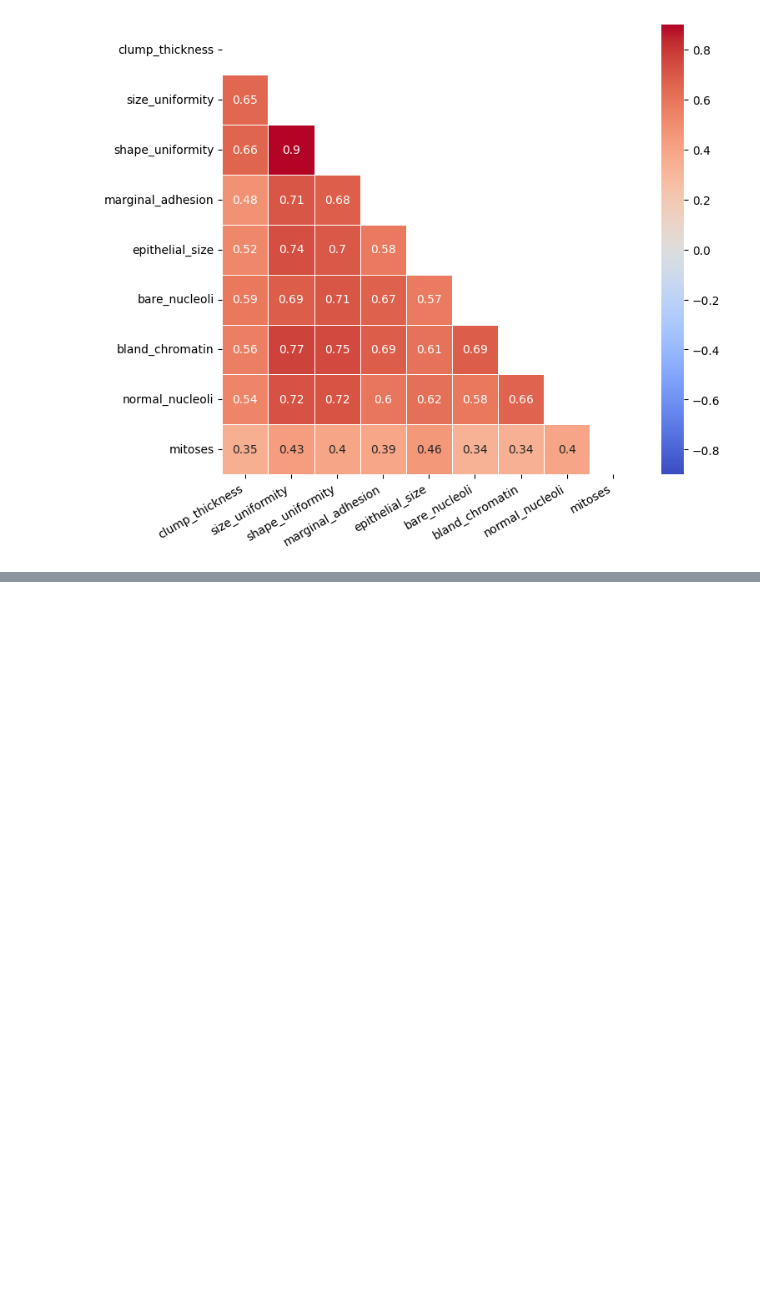
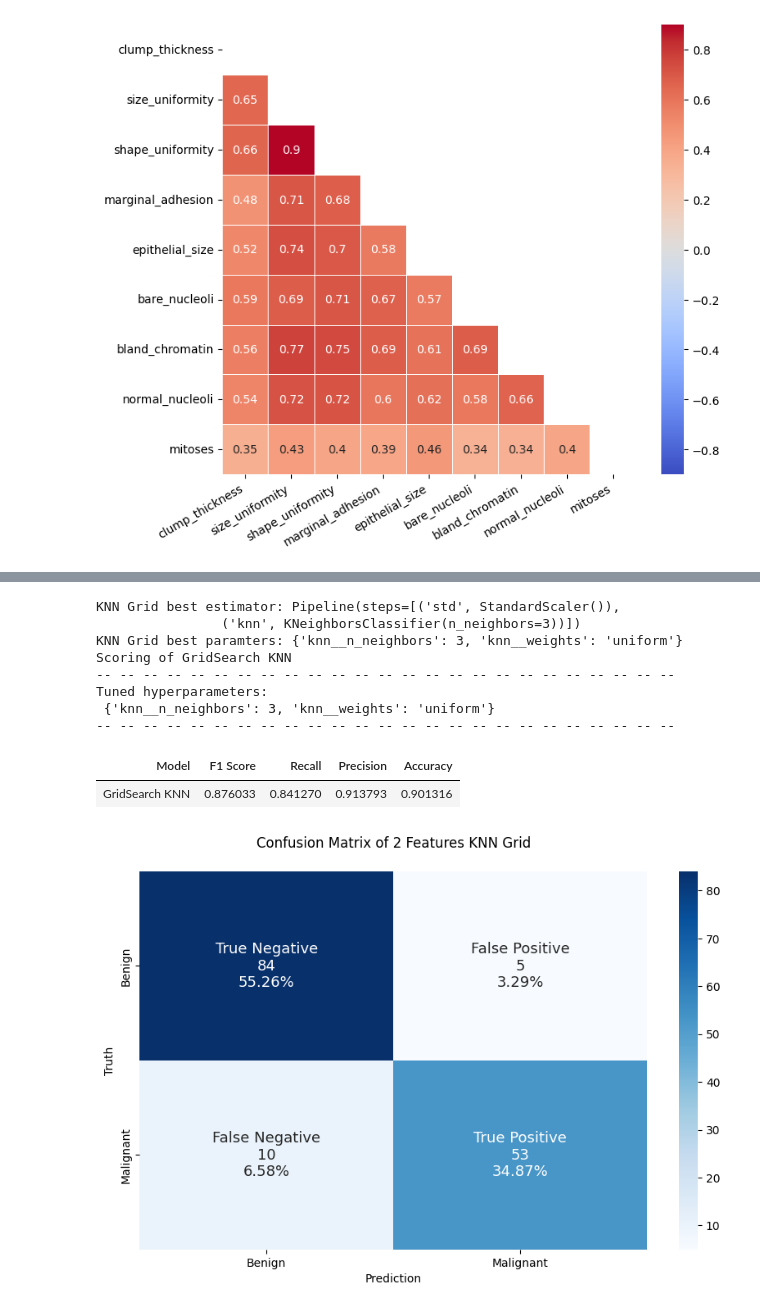
Before and after one commit to Joe-ElM/Breast-Cancer, a Jupyter notebook: Notebooks/2. KNN.ipynb, the cells around one changed output, grey strips where cells are left out. Drawn from its saved outputs; the diff is of its cells as text; code cells hidden in the pictures; blank space fills up the shorter version.

```diff
--- a/Notebooks/2. KNN.ipynb
+++ b/Notebooks/2. KNN.ipynb
@@ -48,13 +49,13 @@ Mitoses column seems to have low correlations with other features. The choice he
 # %%
  # train_test_split
 df_features = df.loc[:, ['mitoses', 'bland_chromatin']]
-df_target   = df.loc[:,'class']
+df_target   = df.loc[:,  'class']
 
 X_train, X_test, y_train, y_test = train_test_split(df_features,
                                                     df_target,
-                                                    test_size    = 0.1,
+                                                    test_size    = 0.25,
                                                     shuffle      = True,
-                                                    random_state = 42
+                                                    random_state = 100
                                                     )
 print(f"The shapes of the X_train, and y_train are {X_train.shape, y_train.shape} respectively\n {'-- '*25}")
 print(f"The shapes of the X_test, and y_test are   {X_test.shape, y_test.shape} respectively\n {'-- '*25}")
@@ -65,0 +88,4 @@ The shapes of the X_test, and y_test are   ((61, 2), (61,)) respectively
+# %%
+# fit grid search on features_train and target_train and print best score and best estimator
+
+grid_search_base.fit(X_train, y_train)
@@ -65,0 +102,40 @@ The shapes of the X_test, and y_test are   ((61, 2), (61,)) respectively
+# %%
+
+# ----------------------------------------------------------------
+
+y_pred_KNNgrid    = grid_search_base.predict(X_test)
+f1_KNNgrid        = f1_score(y_test, y_pred_KNNgrid)
+recall_KNNgrid    = recall_score(y_test, y_pred_KNNgrid)
+precision_KNNgrid = precision_score(y_test, y_pred_KNNgrid)
+accuracy_KNNgrid  = accuracy_score(y_test, y_pred_KNNgrid)
+
+
+grid_KNN_metrics  = pd.DataFrame({
+                                  'Model'    : ['GridSearch KNN'],
+                                  'F1 Score' : [f1_KNNgrid],
+                                  'Recall'   : [recall_KNNgrid],
+                                  'Precision': [precision_KNNgrid],
+                                  'Accuracy' : [accuracy_KNNgrid]
+                                })
+# -- -- -- -- -- -- -- -- -- -- -- -- -- -- -- -- -- -- -- -- -- -- -- -- --
+
+print('KNN Grid best estimator:', grid_search_base.best_estimator_)
+print('KNN Grid best paramters:', grid_search_base.best_params_)
+print('Scoring of GridSearch KNN')
+print('-- '*25)
+print('Tuned hyperparameters:\n', grid_search_base.best_params_)
+print('-- '*25)
+display(grid_KNN_metrics.style.hide())
+Confusion_Matrix_Func(y_test, y_pred_KNNgrid, '2 Features KNN Grid');
+# %% [output]
+KNN Grid best estimator: Pipeline(steps=[('std', StandardScaler()),
+                ('knn', KNeighborsClassifier(n_neighbors=3))])
+KNN Grid best paramters: {'knn__n_neighbors': 3, 'knn__weights': 'uniform'}
+Scoring of GridSearch KNN
+-- -- -- -- -- -- -- -- -- -- -- -- -- -- -- -- -- -- -- -- -- -- -- -- --
+Tuned hyperparameters:
+ {'knn__n_neighbors': 3, 'knn__weights': 'uniform'}
+-- -- -- -- -- -- -- -- -- -- -- -- -- -- -- -- -- -- -- -- -- -- -- -- --
+| Model | F1 Score | Recall | Precision | Accuracy |
+| GridSearch KNN | 0.876033 | 0.841270 | 0.913793 | 0.901316 |
+[figure, added]
```
Also changed, not shown: parts of 25 cells of this notebook, 3 other files.
